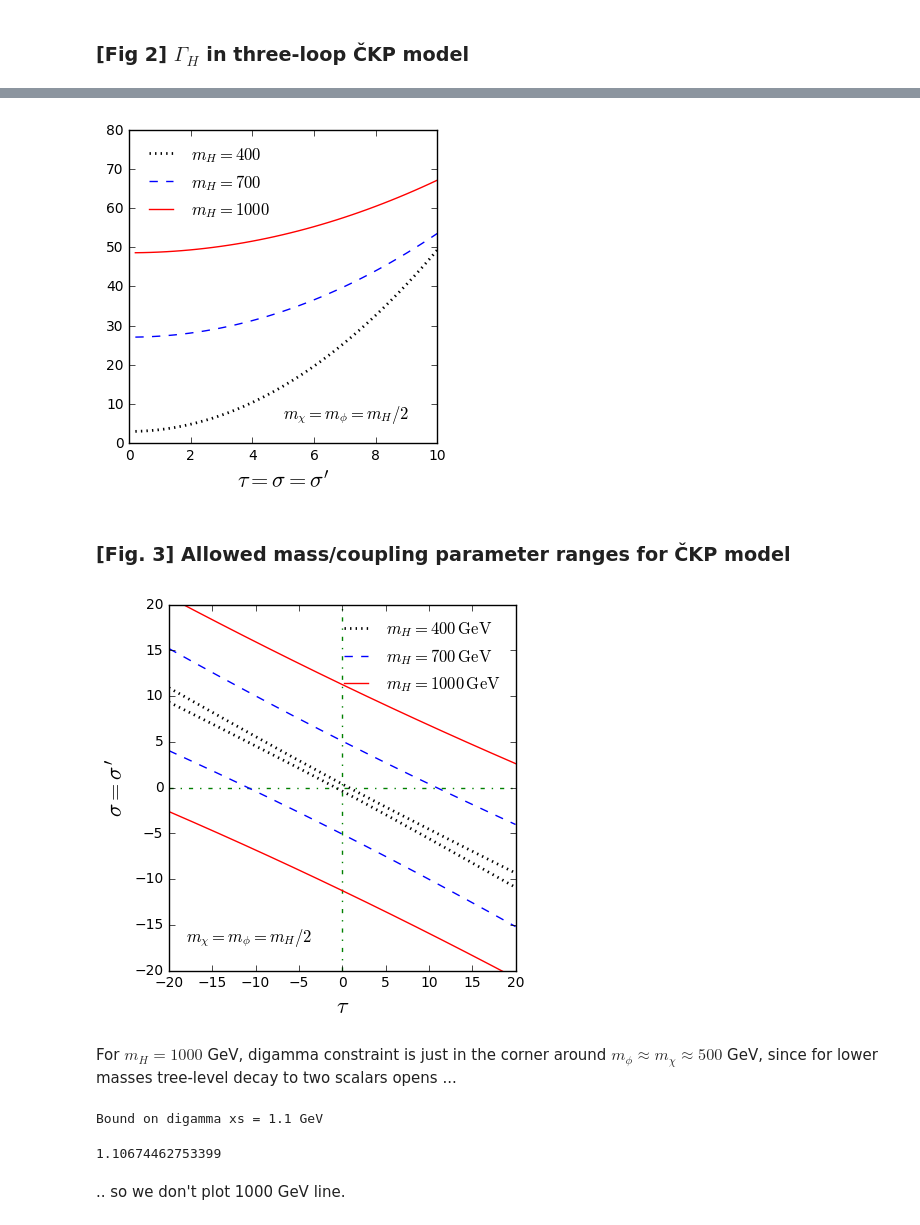
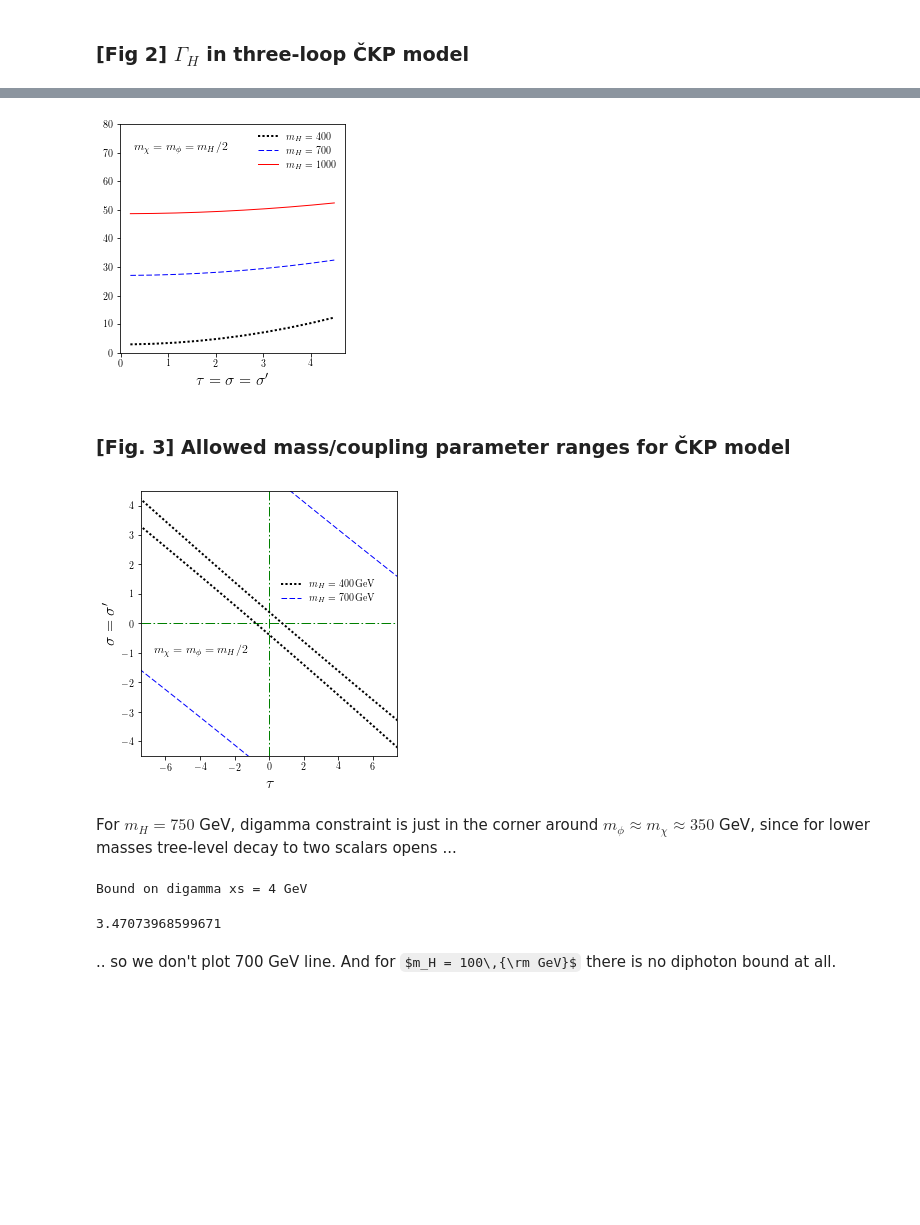
Before and after one commit to openhep/ackp16B, a Jupyter notebook: RnuH.ipynb, the cells around one changed output, grey strips where cells are left out. Drawn from its saved outputs; the diff is of its cells as text; code cells hidden in the pictures; some formulas as TeX source; blank space fills up the shorter version.

```diff
--- a/RnuH.ipynb
+++ b/RnuH.ipynb
@@ -515,6 +537,9 @@ SAVEPDFS = True
 plt.rc('axes', prop_cycle=(cycler('color', ['k', 'b', 'r']) +
                            cycler('linestyle', [':', '--', '-'])+
                            cycler('linewidth', [2, 1, 1])))
+# %%
+plt.rc('text', usetex=True)
+plt.rc('font', family='serif')
 # %% [markdown]
 ### [Fig. 1a] Enhancement of $h(125)\to\gamma\gamma$ in one-loop BRP model
 # %% [markdown]
@@ -572,9 +598,9 @@ if SAVEPDFS:
 # %% [markdown]
 ### [Fig 2] $\Gamma_{H}$ in three-loop ČKP model
 # %%
-sgma = 8  # = tau
+sgma = 4  # = tau
 resolution = 100
-xmin, xmax = 500, 700
+xmin, xmax = 200, 700
 ymin, ymax = 0, 80
 plt.figure(figsize=(4,4))
 for mH in mHset:
@@ -583,7 +609,7 @@ for mH in mHset:
     plt.plot(xs , TOT, label=r"$m_{{H}} = {}$".format(mH))
 plt.ylabel(r'$\Gamma_H\;{\rm [GeV]}$', fontsize=16)
 plt.xlabel(r'$m_{\chi}=m_{\phi}\;{\rm [GeV]}$', fontsize=16)
-plt.annotate(r"$\tau=\sigma=\sigma' = 8$", xy=(0.06, 0.88), xycoords='axes fraction', fontsize=12)
+plt.annotate(r"$\tau=\sigma=\sigma' = {}$".format(sgma), xy=(0.06, 0.88), xycoords='axes fraction', fontsize=12)
 plt.legend(loc=1).draw_frame(0)
 plt.xlim(xmin, xmax)
 fig = plt.ylim(ymin, ymax)
@@ -595,66 +621,69 @@ if SAVEPDFS:
 # %%
-xmin, xmax = 0.2, 10
+xmin, xmax = 0.2, 4.5
 plt.figure(figsize=(3.7,4))
 for mH in mHset:
-    xs = np.linspace(xmin, xmax, 40)
+    xs = np.linspace(xmin, xmax, 10)
     TOT, BR = GAMTOTckpD(xs, mH/2, mH)
     plt.plot(xs , TOT, label=r"$m_{{H}} = {}$".format(mH))
 #plt.ylabel(r'$\sigma(pp\to H\to\gamma\gamma)\;{\rm [fb]}$', fontsize=16)
 plt.xlabel(r"$\tau=\sigma=\sigma'$", fontsize=16)
 #plt.fill_between(xs, xs_low*np.ones(xs.shape), xs_high*np.ones(xs.shape), facecolor='lightgreen', alpha=0.5)
 #plt.text(2.5, 8, r'${\rm ATLAS+CMS}\; \gamma\gamma\; {\rm range}$')
-plt.annotate(r'$m_\chi = m_\phi = {m_H}/{2}$', xy=(0.50, 0.08), xycoords='axes fraction', fontsize=12)
-plt.legend(loc=2).draw_frame(0)
+plt.annotate(r'$m_\chi = m_\phi = {m_H}/{2}$', xy=(0.06, 0.88), xycoords='axes fraction', fontsize=12)
+plt.legend(loc=1).draw_frame(0)
 #plt.xlim(xmin, xmax)
 fig = plt.ylim(ymin, ymax)
 plt.tight_layout()
 if SAVEPDFS:
     plt.savefig('/home/kkumer/diphGAMlam.pdf')
 # %% [output]
-[figure, old version]
+[figure, new version]
 # %% [markdown]
 ### [Fig. 3] Allowed mass/coupling parameter ranges for ČKP model
 # %%
 resolution = 15  # of calculation grid
-bmax=20
-xs = np.linspace(-bmax, bmax, resolution)
+taumax = 7.5
+sigmax = 4.5
+xs = np.linspace(-taumax, taumax, resolution)
 bounds = {}
 for mH in mHset:
     bounds[mH] = np.transpose([sigboundCKP('gg', t, mH) for t in xs])
 # %%
 fig, ax = plt.subplots(figsize=(4.5,4.5))
 ax.set_xlabel(r'$\tau$', fontsize=16)
 ax.set_ylabel(r"$\sigma=\sigma'$", fontsize=16)
 props = dict(color="green", linestyle="-.", linewidth=1)
 ax.axvline(x=0, **props)
 ax.axhline(y=0, **props)
 for mH in mHset:
     lowb, hib = bounds[mH]
     lnL, = plt.plot(xs, lowb, label=r'$m_H = {}\,{{\rm GeV}}$'.format(mH))
 for mH in mHset:
     lowb, hib = bounds[mH]
     lnL, = plt.plot(xs, hib)
-#ax.fill_between(xs, -bmax, gs, color='gray', alpha='0.6')
-#ax.fill_between(xs, gs, bmax, color='gray', alpha='0.6')
-ax.legend(loc=1).draw_frame(0)
+# Remove 1000 GeV from legend
+handles, labels = ax.get_legend_handles_labels()
+ax.legend(handles[:-1], labels[:-1], loc=(0.53,0.56)).draw_frame(0)
+plt.xlim(-7.4, 7.4)
 plt.tight_layout()
-fig = plt.ylim(-bmax, bmax)
+fig = plt.ylim(-sigmax, sigmax)
 # Put labels on exclusion lines
 #label_line(lggL, r"$\gamma\gamma$", near_x=-12)
 #label_line(lggH, r"$\gamma\gamma$", near_x=12)
-ax.annotate(r'$m_\chi = m_\phi = m_H/2$', xy=(0.05, 0.08), xycoords='axes fraction', fontsize=12)
+ax.annotate(r'$m_\chi = m_\phi = m_H/2$', xy=(0.05, 0.38), xycoords='axes fraction', fontsize=12)
+
 if SAVEPDFS:
     plt.savefig("/home/kkumer/tausig.pdf")
 # %% [output]
-[figure, old version]
+[figure, new version]
 # %% [markdown]
-For $m_H = 1000$ GeV, digamma constraint is just in the corner around $m_\phi \approx m_\chi \approx 500$ GeV, since for lower masses tree-level decay to two scalars opens ...
+For $m_H = 750$ GeV, digamma constraint is just in the corner around $m_\phi \approx m_\chi \approx 350$ GeV, since for lower masses tree-level decay to two scalars opens ...
 # %%
-print('Bound on digamma xs = {} GeV'.format(xs13gg_bound_6perc[1000]))
-xs13CKP('gg', tau=10, sig=10, sigpri=10, mchi=590, mphi=500, mH=1000)
+print('Bound on digamma xs = {} GeV'.format(xs13gg_bound_6perc[700]))
+xs13CKP('gg', tau=4, sig=4, sigpri=4, mchi=352, mphi=352, mH=700)
 # %% [output]
-Bound on digamma xs = 1.1 GeV
+Bound on digamma xs = 4 GeV
-1.10674462753399
+3.47073968599671
 # %% [markdown]
-.. so we don't plot 1000 GeV line.
+.. so we don't plot 700 GeV line. And for $m_H = 100\,{\rm GeV}$ there is no diphoton bound at all.
 # %%
```
Also changed, not shown: parts of 9 cells of this notebook.
